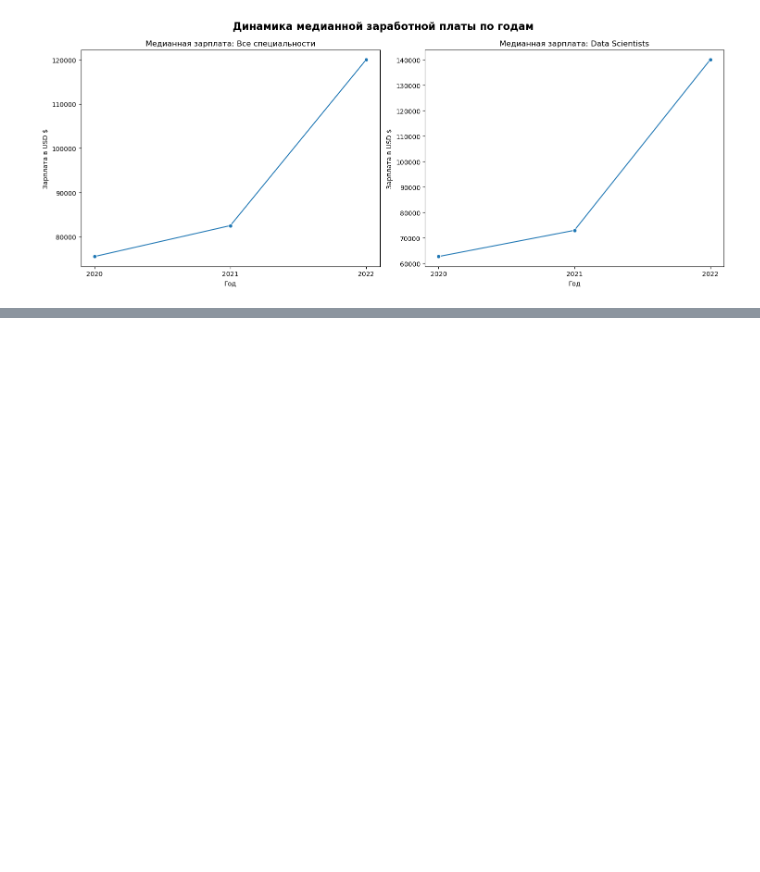
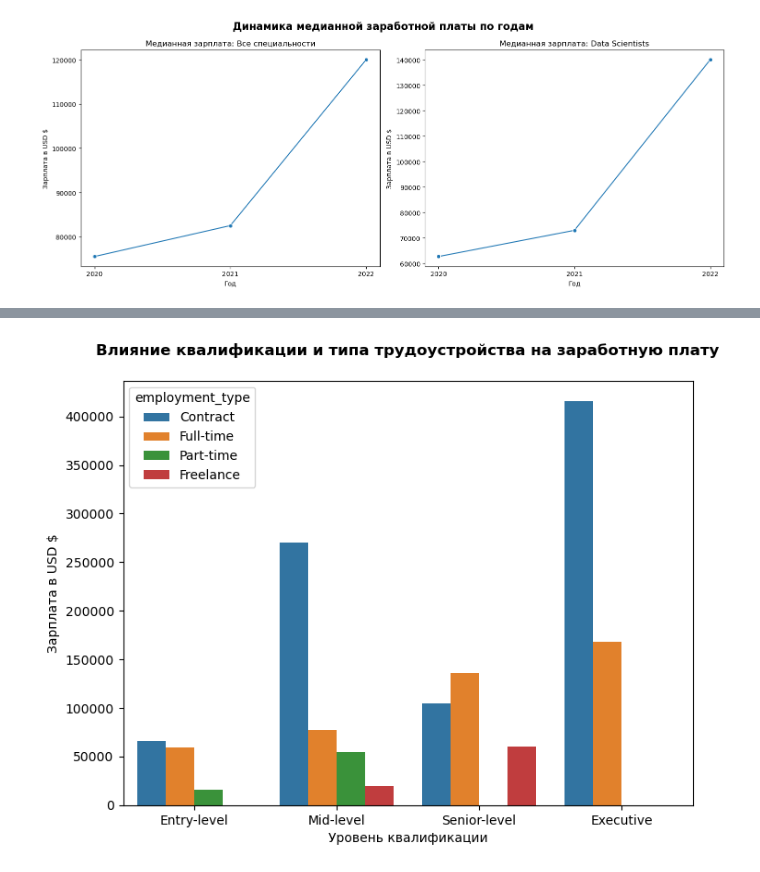
Before and after one commit to AlexKosuhin/SF_data_science, a Jupyter notebook: EDA_статистические тесты.ipynb, the cells around one changed output, grey strips where cells are left out. Saved outputs shown, nothing was run; the diff lists cells and outputs as text; code cells hidden in the pictures; blank space fills up the shorter version.

```diff
--- a/EDA_статистические тесты.ipynb
+++ b/EDA_статистические тесты.ipynb
@@ -393,0 +439,3 @@ plt.show()
+# %%
+data_experience_level_employment_level = df.groupby(['experience_level', 'employment_type'])['salary_in_usd'].median().reset_index()
+data_experience_level_employment_level
@@ -393,0 +456,14 @@ plt.show()
+# %%
+order_list = ['Entry-level', 'Mid-level', 'Senior-level', 'Executive']
+plt.figure(figsize=(8, 6))
+barplot = sns.barplot(
+            data=data_experience_level_employment_level,
+            x='experience_level',
+            y='salary_in_usd',
+            hue='employment_type',
+            order=order_list)
+barplot.set_title('Влияние квалификации и типа трудоустройства на заработную плату', pad=20, fontweight='bold')
+barplot.set_ylabel('Зарплата в USD $')
+barplot.set_xlabel('Уровень квалификации');
+# %% [output]
+[figure, added]
```
Also changed, not shown: parts of 20 cells of this notebook.
